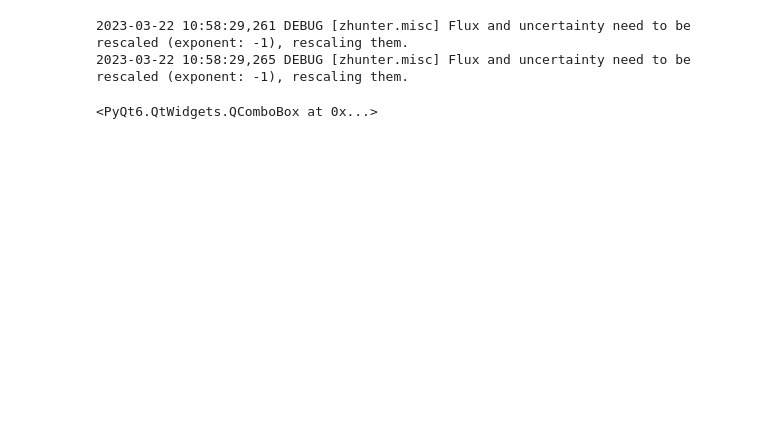
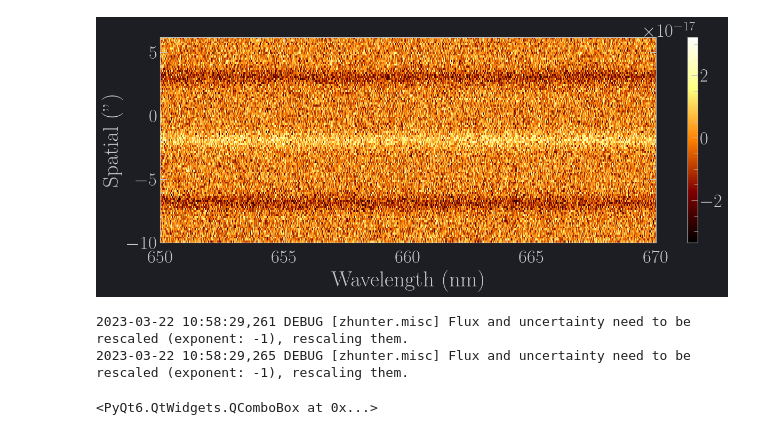
Before and after one commit to JPalmerio/zHunter, a Jupyter notebook: dev/notebooks/Debugger.ipynb, the cells around one changed output. Drawn from its saved outputs; the diff is of its cells as text; code cells hidden in the pictures; blank space fills up the shorter version.

```diff
--- a/dev/notebooks/Debugger.ipynb
+++ b/dev/notebooks/Debugger.ipynb
@@ -80,3 +89,32 @@ side_vb.setYLink(ax.vb)
+# %%
+spec_mid, spat_mid, flux, unc = generate_fake_2D_spectrum(SNR=1, spec_start=650, emission_line=False)
+# %%
+from astropy.visualization import ZScaleInterval, imshow_norm
+
+plt.style.use('kraken')
+plt.style.use('paper')
+fig, ax = plt.subplots(figsize=(15,5))
+# Plot 2D
+im, norm = imshow_norm(flux, ax=ax, aspect='auto', origin='lower',
+                       interval=ZScaleInterval(contrast=0.5),
+                       extent=[
+                           spec_mid[0],
+                           spec_mid[-1],
+                           spat_mid[0],
+                           spat_mid[-1],
+                       ],
+                       cmap='afmhot',
+                       interpolation='none',
+                      )
+
+plt.colorbar(im)
+ax = plt.gca()
+ax.set_xlabel('Wavelength (nm)')
+ax.set_ylabel('Spatial (")')
+
+plt.show()
+# %% [output]
+[figure, added]
 # %%
 # The fake data
 N_data = 100
```
Also changed, not shown: parts of 21 cells of this notebook, 4 other files.
